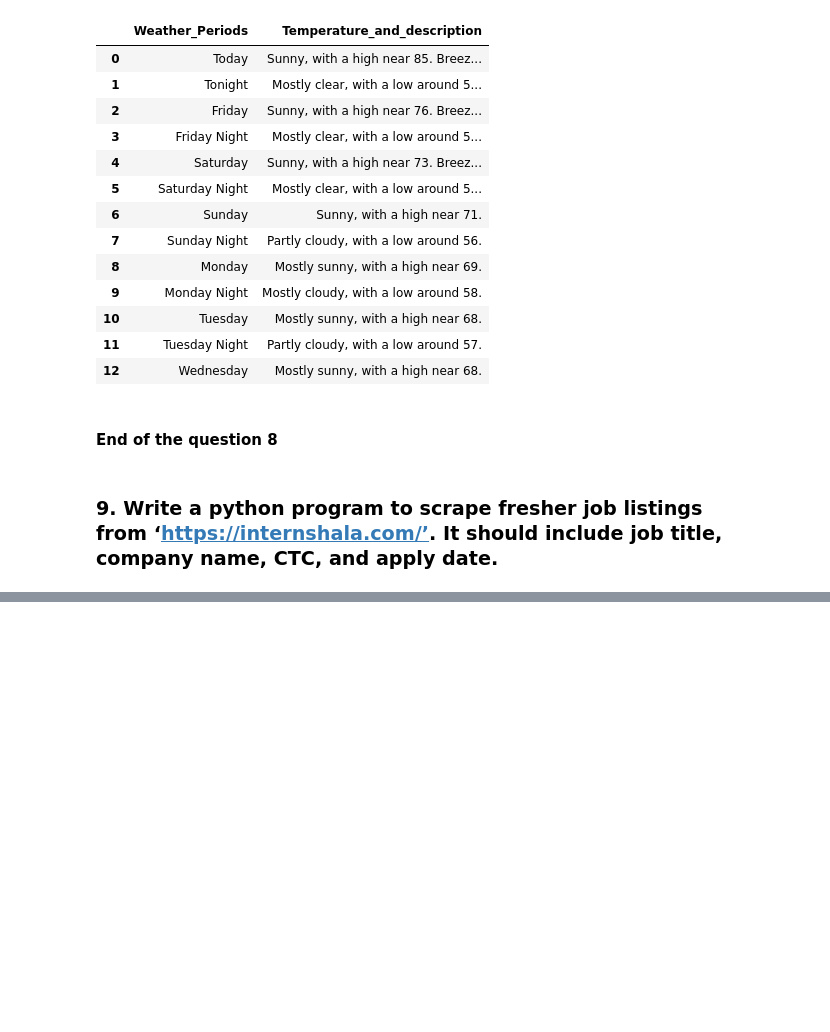
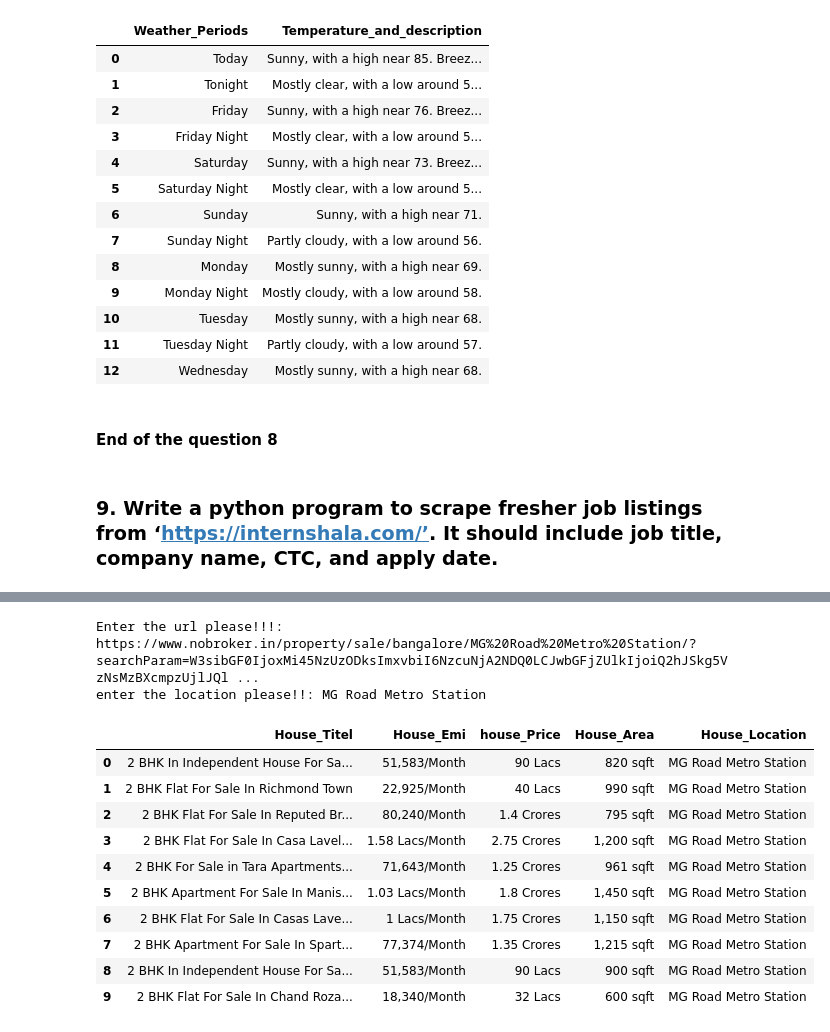
Before and after one commit to olivierla412/data_Camp, a Jupyter notebook: Scraping/Answers.ipynb, the cells around one changed output, grey strips where cells are left out. Saved outputs shown, nothing was run; the diff lists cells and outputs as text; code cells hidden in the pictures; blank space fills up the shorter version.

```diff
--- a/Scraping/FlipRobo_Answers.ipynb
+++ b/Scraping/Answers.ipynb
@@ -890,0 +1018,18 @@ pwd
+# %%
+### we should enter location because in the website it is a user input/ or auto select
+
+house_fuction()
+# %% [output]
+Enter the url please!!!: https://www.nobroker.in/property/sale/bangalore/MG%20Road%20Metro%20Station/?searchParam=W3sibGF0IjoxMi45NzUzODksImxvbiI6NzcuNjA2NDQ0LCJwbGFjZUlkIjoiQ2hJSkg5VzNsMzBXcmpzUjlJQl ...
+enter the location please!!: MG Road Metro Station
+|  | House_Titel | House_Emi | house_Price | House_Area | House_Location |
+| 0 | 2 BHK In Independent House For Sa... | 51,583/Month | 90 Lacs | 820 sqft | MG Road Metro Station |
+| 1 | 2 BHK Flat For Sale In Richmond Town | 22,925/Month | 40 Lacs | 990 sqft | MG Road Metro Station |
+| 2 | 2 BHK Flat For Sale In Reputed Br... | 80,240/Month | 1.4 Crores | 795 sqft | MG Road Metro Station |
+| 3 | 2 BHK Flat For Sale In Casa Lavel... | 1.58 Lacs/Month | 2.75 Crores | 1,200 sqft | MG Road Metro Station |
+| 4 | 2 BHK For Sale in Tara Apartments... | 71,643/Month | 1.25 Crores | 961 sqft | MG Road Metro Station |
+| 5 | 2 BHK Apartment For Sale In Manis... | 1.03 Lacs/Month | 1.8 Crores | 1,450 sqft | MG Road Metro Station |
+| 6 | 2 BHK Flat For Sale In Casas Lave... | 1 Lacs/Month | 1.75 Crores | 1,150 sqft | MG Road Metro Station |
+| 7 | 2 BHK Apartment For Sale In Spart... | 77,374/Month | 1.35 Crores | 1,215 sqft | MG Road Metro Station |
+| 8 | 2 BHK In Independent House For Sa... | 51,583/Month | 90 Lacs | 900 sqft | MG Road Metro Station |
+| 9 | 2 BHK Flat For Sale In Chand Roza... | 18,340/Month | 32 Lacs | 600 sqft | MG Road Metro Station |
```
Also changed, not shown: parts of 17 cells of this notebook, 3 other files.
